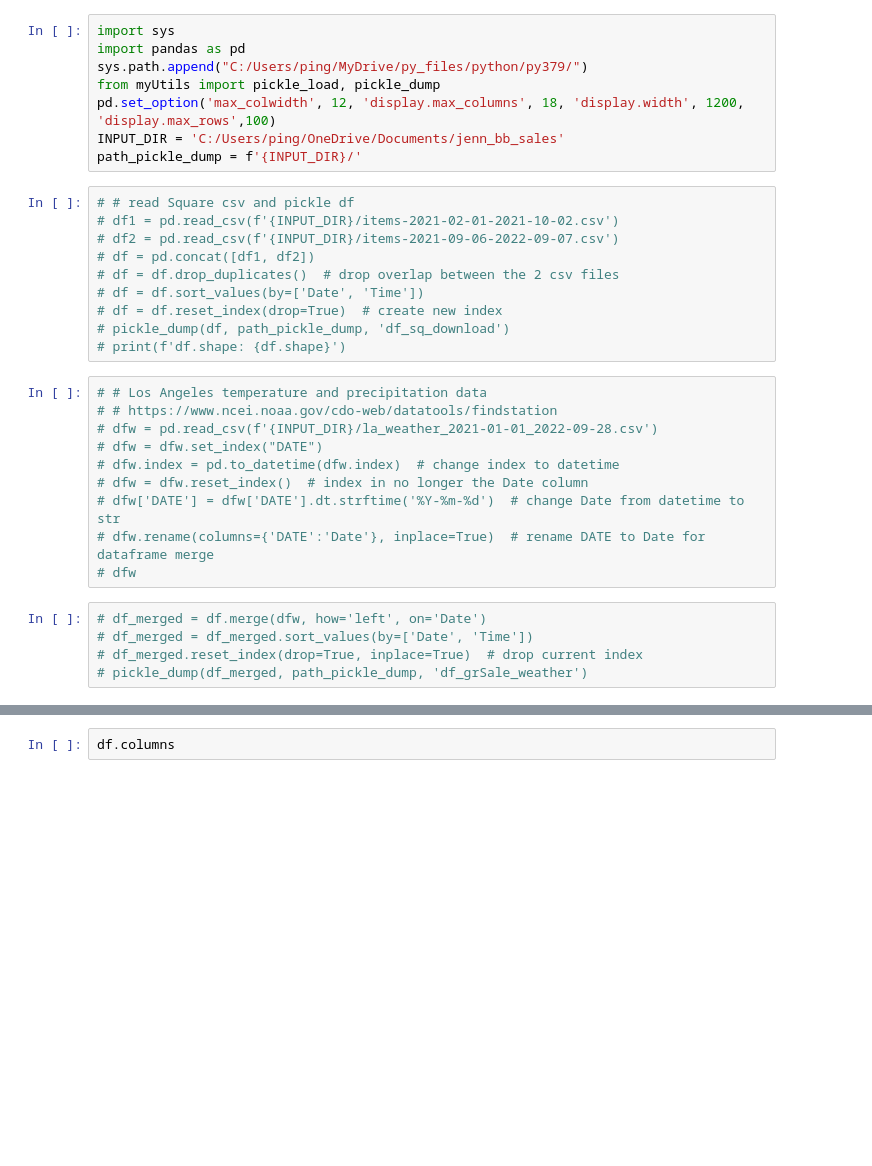
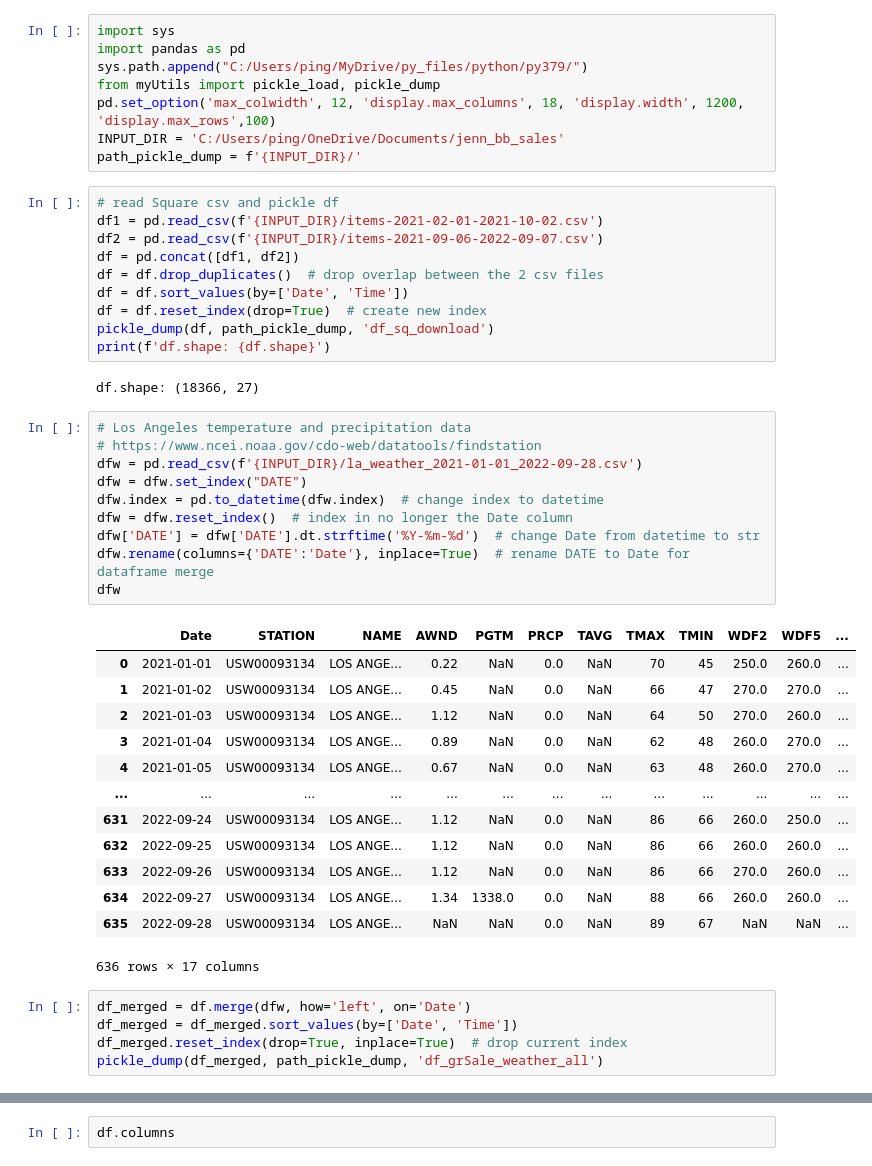
Before and after one commit to pympk/py379, a Jupyter notebook: bb/item_sale.ipynb, the cells around one changed output, grey strips where cells are left out. Drawn from its saved outputs; the diff is of its cells as text; blank space fills up the shorter version.

```diff
--- a/bb/item_sale.ipynb
+++ b/bb/item_sale.ipynb
@@ -7,28 +7,44 @@ pd.set_option('max_colwidth', 12, 'display.max_columns', 18, 'display.width', 12
 INPUT_DIR = 'C:/Users/ping/OneDrive/Documents/jenn_bb_sales'
 path_pickle_dump = f'{INPUT_DIR}/'
 # %%
-# # read Square csv and pickle df
-# df1 = pd.read_csv(f'{INPUT_DIR}/items-2021-02-01-2021-10-02.csv')
-# df2 = pd.read_csv(f'{INPUT_DIR}/items-2021-09-06-2022-09-07.csv')
-# df = pd.concat([df1, df2])
-# df = df.drop_duplicates()  # drop overlap between the 2 csv files
-# df = df.sort_values(by=['Date', 'Time'])
-# df = df.reset_index(drop=True)  # create new index
-# pickle_dump(df, path_pickle_dump, 'df_sq_download')
-# print(f'df.shape: {df.shape}')
+# read Square csv and pickle df
+df1 = pd.read_csv(f'{INPUT_DIR}/items-2021-02-01-2021-10-02.csv')
+df2 = pd.read_csv(f'{INPUT_DIR}/items-2021-09-06-2022-09-07.csv')
+df = pd.concat([df1, df2])
+df = df.drop_duplicates()  # drop overlap between the 2 csv files
+df = df.sort_values(by=['Date', 'Time'])
+df = df.reset_index(drop=True)  # create new index
+pickle_dump(df, path_pickle_dump, 'df_sq_download')
+print(f'df.shape: {df.shape}')
+# %% [output]
+df.shape: (18366, 27)
 # %%
-# # Los Angeles temperature and precipitation data
-# # https://www.ncei.noaa.gov/cdo-web/datatools/findstation
-# dfw = pd.read_csv(f'{INPUT_DIR}/la_weather_2021-01-01_2022-09-28.csv')
-# dfw = dfw.set_index("DATE")
-# dfw.index = pd.to_datetime(dfw.index)  # change index to datetime
-# dfw = dfw.reset_index()  # index in no longer the Date column
-# dfw['DATE'] = dfw['DATE'].dt.strftime('%Y-%m-%d')  # change Date from datetime to str
-# dfw.rename(columns={'DATE':'Date'}, inplace=True)  # rename DATE to Date for dataframe merge
-# dfw
+# Los Angeles temperature and precipitation data
+# https://www.ncei.noaa.gov/cdo-web/datatools/findstation
+dfw = pd.read_csv(f'{INPUT_DIR}/la_weather_2021-01-01_2022-09-28.csv')
+dfw = dfw.set_index("DATE")
+dfw.index = pd.to_datetime(dfw.index)  # change index to datetime
+dfw = dfw.reset_index()  # index in no longer the Date column
+dfw['DATE'] = dfw['DATE'].dt.strftime('%Y-%m-%d')  # change Date from datetime to str
+dfw.rename(columns={'DATE':'Date'}, inplace=True)  # rename DATE to Date for dataframe merge
+dfw
+# %% [output]
+|  | Date | STATION | NAME | AWND | PGTM | PRCP | TAVG | TMAX | TMIN | WDF2 | WDF5 | ... |
+| 0 | 2021-01-01 | USW00093134 | LOS ANGE... | 0.22 | NaN | 0.0 | NaN | 70 | 45 | 250.0 | 260.0 | ... |
+| 1 | 2021-01-02 | USW00093134 | LOS ANGE... | 0.45 | NaN | 0.0 | NaN | 66 | 47 | 270.0 | 270.0 | ... |
+| 2 | 2021-01-03 | USW00093134 | LOS ANGE... | 1.12 | NaN | 0.0 | NaN | 64 | 50 | 270.0 | 260.0 | ... |
+| 3 | 2021-01-04 | USW00093134 | LOS ANGE... | 0.89 | NaN | 0.0 | NaN | 62 | 48 | 260.0 | 270.0 | ... |
+| 4 | 2021-01-05 | USW00093134 | LOS ANGE... | 0.67 | NaN | 0.0 | NaN | 63 | 48 | 260.0 | 270.0 | ... |
+| ... | ... | ... | ... | ... | ... | ... | ... | ... | ... | ... | ... | ... |
+| 631 | 2022-09-24 | USW00093134 | LOS ANGE... | 1.12 | NaN | 0.0 | NaN | 86 | 66 | 260.0 | 250.0 | ... |
+| 632 | 2022-09-25 | USW00093134 | LOS ANGE... | 1.12 | NaN | 0.0 | NaN | 86 | 66 | 260.0 | 260.0 | ... |
+| 633 | 2022-09-26 | USW00093134 | LOS ANGE... | 1.12 | NaN | 0.0 | NaN | 86 | 66 | 270.0 | 260.0 | ... |
+| 634 | 2022-09-27 | USW00093134 | LOS ANGE... | 1.34 | 1338.0 | 0.0 | NaN | 88 | 66 | 260.0 | 260.0 | ... |
+| 635 | 2022-09-28 | USW00093134 | LOS ANGE... | NaN | NaN | 0.0 | NaN | 89 | 67 | NaN | NaN | ... |
+636 rows × 17 columns
 # %%
-# df_merged = df.merge(dfw, how='left', on='Date')
-# df_merged = df_merged.sort_values(by=['Date', 'Time'])
-# df_merged.reset_index(drop=True, inplace=True)  # drop current index
-# pickle_dump(df_merged, path_pickle_dump, 'df_grSale_weather')
+df_merged = df.merge(dfw, how='left', on='Date')
+df_merged = df_merged.sort_values(by=['Date', 'Time'])
+df_merged.reset_index(drop=True, inplace=True)  # drop current index
+pickle_dump(df_merged, path_pickle_dump, 'df_grSale_weather_all')
 # %%
```
Also changed, not shown: parts of 1 cell of this notebook, 1 other file.
